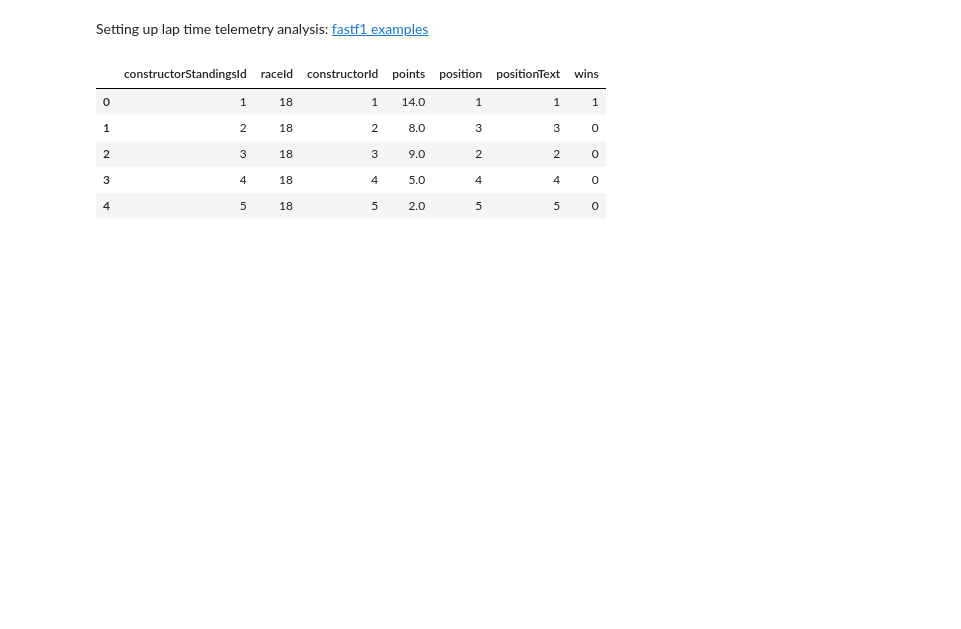
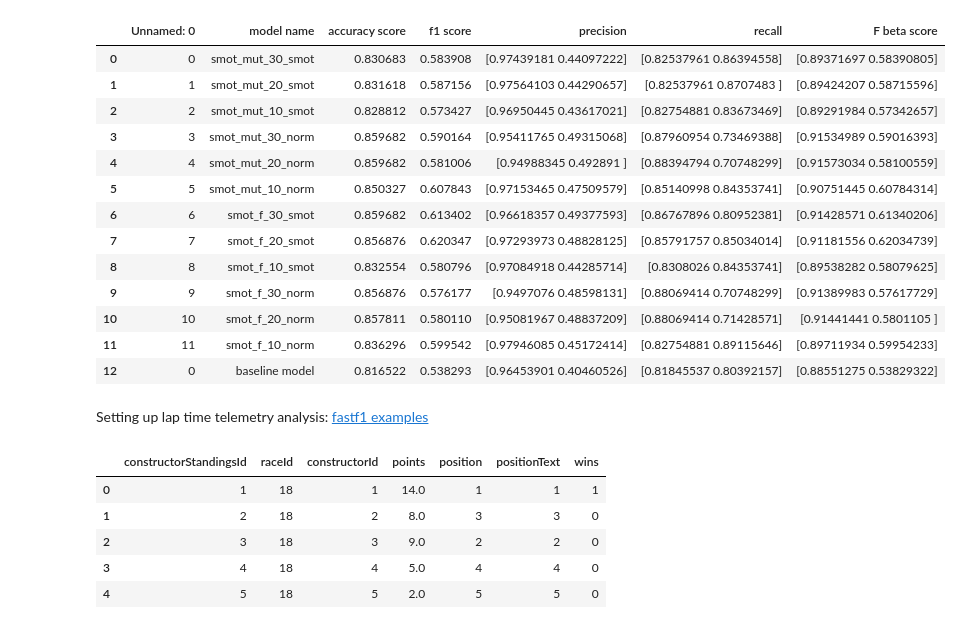
Before and after one commit to Yoshi234/f1-fanatasy-analysis, a Jupyter notebook: code/work.ipynb, the cells around one changed output. Cells and saved outputs as stored; diff of their text form; code cells hidden in the pictures; blank space fills up the shorter version.

```diff
--- a/code/work.ipynb
+++ b/code/work.ipynb
@@ -1,3 +47,22 @@
+# %%
+import pandas as pd
+
+pd.read_csv("model_results.csv")
+# %% [output]
+|  | Unnamed: 0 | model name | accuracy score | f1 score | precision | recall | F beta score |
+| 0 | 0 | smot_mut_30_smot | 0.830683 | 0.583908 | [0.97439181 0.44097222] | [0.82537961 0.86394558] | [0.89371697 0.58390805] |
+| 1 | 1 | smot_mut_20_smot | 0.831618 | 0.587156 | [0.97564103 0.44290657] | [0.82537961 0.8707483 ] | [0.89424207 0.58715596] |
+| 2 | 2 | smot_mut_10_smot | 0.828812 | 0.573427 | [0.96950445 0.43617021] | [0.82754881 0.83673469] | [0.89291984 0.57342657] |
+| 3 | 3 | smot_mut_30_norm | 0.859682 | 0.590164 | [0.95411765 0.49315068] | [0.87960954 0.73469388] | [0.91534989 0.59016393] |
+| 4 | 4 | smot_mut_20_norm | 0.859682 | 0.581006 | [0.94988345 0.492891 ] | [0.88394794 0.70748299] | [0.91573034 0.58100559] |
+| 5 | 5 | smot_mut_10_norm | 0.850327 | 0.607843 | [0.97153465 0.47509579] | [0.85140998 0.84353741] | [0.90751445 0.60784314] |
+| 6 | 6 | smot_f_30_smot | 0.859682 | 0.613402 | [0.96618357 0.49377593] | [0.86767896 0.80952381] | [0.91428571 0.61340206] |
+| 7 | 7 | smot_f_20_smot | 0.856876 | 0.620347 | [0.97293973 0.48828125] | [0.85791757 0.85034014] | [0.91181556 0.62034739] |
+| 8 | 8 | smot_f_10_smot | 0.832554 | 0.580796 | [0.97084918 0.44285714] | [0.8308026 0.84353741] | [0.89538282 0.58079625] |
+| 9 | 9 | smot_f_30_norm | 0.856876 | 0.576177 | [0.9497076 0.48598131] | [0.88069414 0.70748299] | [0.91389983 0.57617729] |
+| 10 | 10 | smot_f_20_norm | 0.857811 | 0.580110 | [0.95081967 0.48837209] | [0.88069414 0.71428571] | [0.91441441 0.5801105 ] |
+| 11 | 11 | smot_f_10_norm | 0.836296 | 0.599542 | [0.97946085 0.45172414] | [0.82754881 0.89115646] | [0.89711934 0.59954233] |
+| 12 | 0 | baseline model | 0.816522 | 0.538293 | [0.96453901 0.40460526] | [0.81845537 0.80392157] | [0.88551275 0.53829322] |
 # %%
 # load necessary packages to interface with the API
 import urllib.request
```
Also changed, not shown: parts of 3 cells of this notebook, 2 other files.
